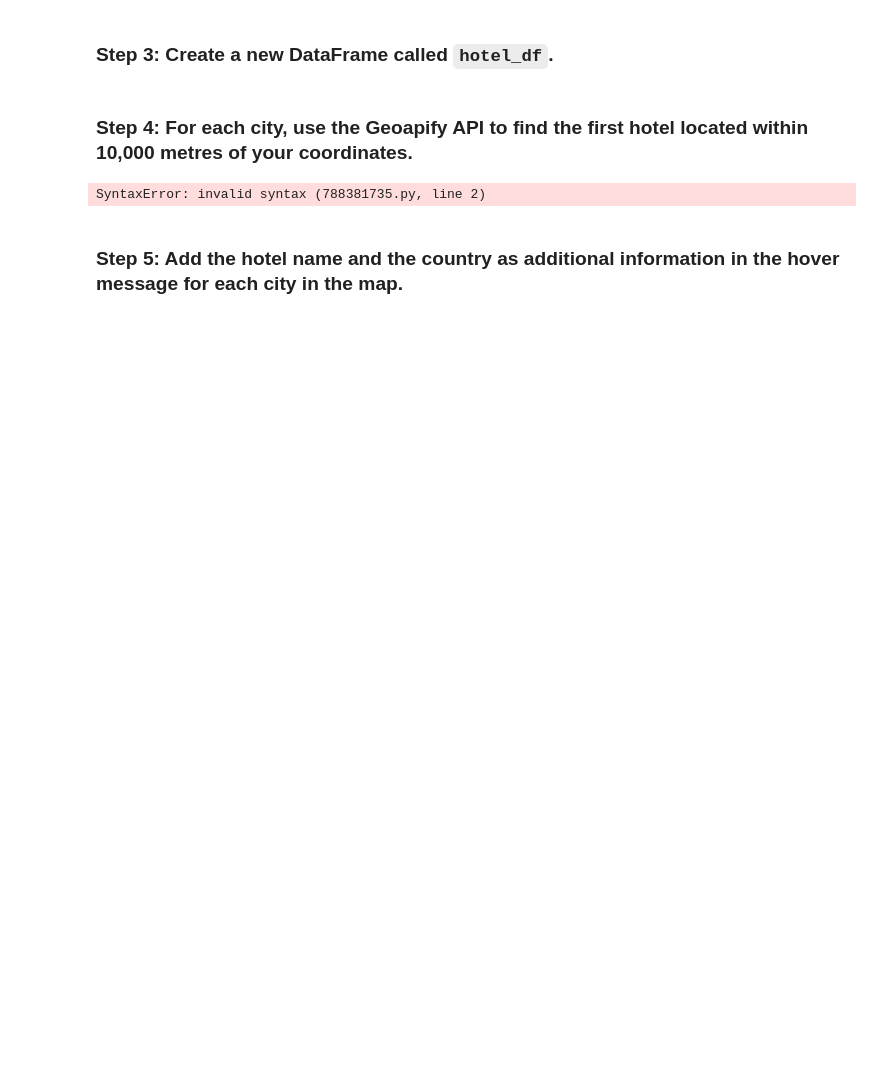
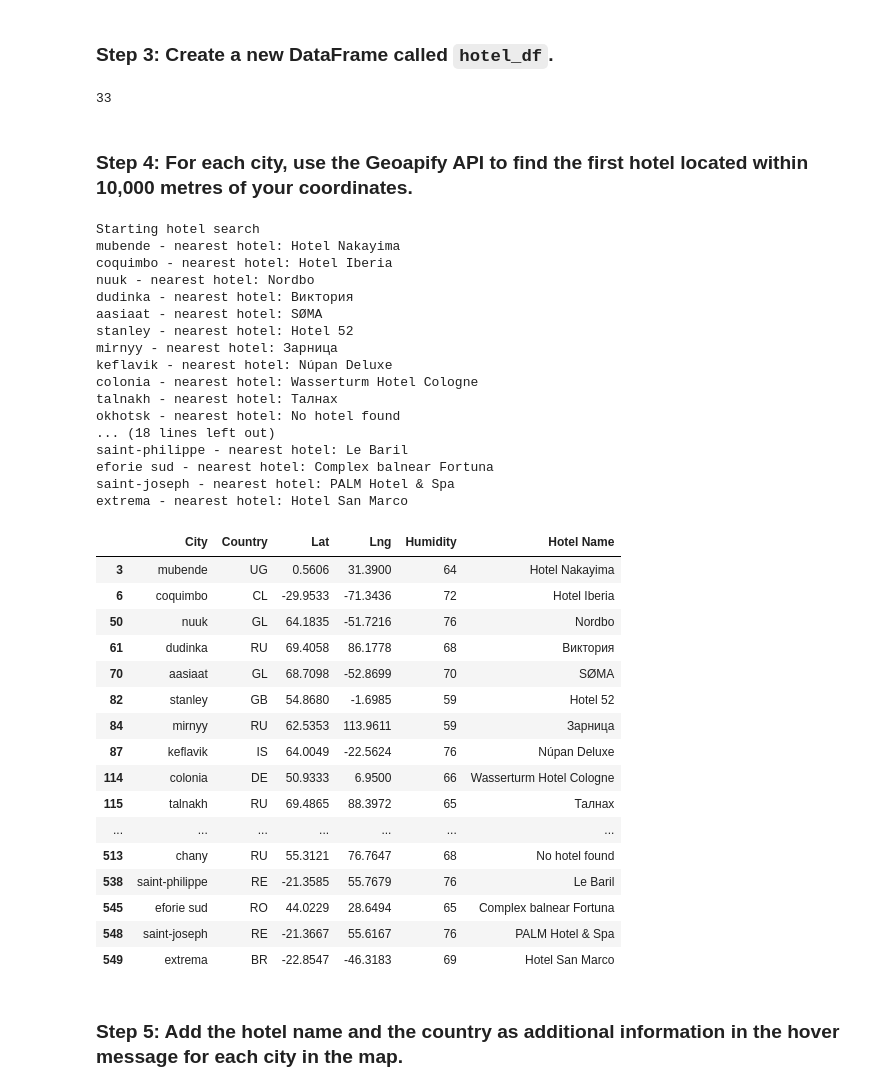
Before and after one commit to amdruggan/python-api-challenge, a Jupyter notebook: Deliverables/VacationPy.ipynb, the cells around one changed output. Cells and saved outputs as stored; diff of their text form; code cells hidden in the pictures; blank space fills up the shorter version.

```diff
--- a/Deliverables/VacationPy.ipynb
+++ b/Deliverables/VacationPy.ipynb
@@ -53,58 +94,97 @@ city_data_df.head()
 # %% [markdown]
 ### Step 3: Create a new DataFrame called `hotel_df`.
 # %%
-# Use the Pandas copy function to create DataFrame called hotel_df to store the city, country, coordinates, and humidity
-# YOUR CODE HERE
+# Create a new DataFrame with only the desired columns
+hotel_df = ideal_weather_cities_df.loc[:, ['City', 'Country', 'Lat', 'Lng', 'Humidity']].copy()
 
 # Add an empty column, "Hotel Name," to the DataFrame so you can store the hotel found using the Geoapify API
-# YOUR CODE HERE
+hotel_df['Hotel Name'] = ""
 
 # Display sample data
-# YOUR CODE HERE
+hotel_df.head()
+# %% [output]
+33
 # %% [markdown]
 ### Step 4: For each city, use the Geoapify API to find the first hotel located within 10,000 metres of your coordinates.
 # %%
 # Set parameters to search for a hotel
-radius = # YOUR CODE HERE
+radius = 10000
+limit = 200
+categories = "accommodation.hotel"
 params = {
-    # YOUR CODE HERE
+    "limit":limit,
+    "api_key": geoapify_key,
+    "categories": categories
 }
 
 # Print a message to follow up the hotel search
 print("Starting hotel search")
 
 # Iterate through the hotel_df DataFrame
 for index, row in hotel_df.iterrows():
     # get latitude, longitude from the DataFrame
-    # YOUR CODE HERE
+    lat = hotel_df.loc[index, "Lat"]
+    lng = hotel_df.loc[index, "Lng"]
 
     # Add filter and bias parameters with the current city's latitude and longitude to the params dictionary
-    params["filter"] = # YOUR CODE HERE
-    params["bias"] = # YOUR CODE HERE
+    params["filter"] = f"circle:{lng},{lat},{radius}"
+    params["bias"] = f"proximity:{lng},{lat}"
 
     # Set base URL
     base_url = "https://api.geoapify.com/v2/places"
 
-
-    # Make and API request using the params dictionaty
-    name_address = # YOUR CODE HERE
+    # Make API request using the requests library
+    response = requests.get(base_url, params=params)
 
     # Convert the API response to JSON format
-    name_address = # YOUR CODE HERE
+    response_json = response.json()
 
     # Grab the first hotel from the results and store the name in the hotel_df DataFrame
     try:
-        hotel_df.loc[index, "Hotel Name"] = name_address["features"][0]["properties"]["name"]
+        hotel_df.loc[index, "Hotel Name"] = response_json["features"][0]["properties"]["name"]
     except (KeyError, IndexError):
         # If no hotel is found, set the hotel name as "No hotel found".
-        hotel_df.loc[index, "Hotel Name"] = "No hotel found"
+        hotel_df.loc[index, "Hotel Name"] = f"No hotel found"
 
     # Log the search results
     print(f"{hotel_df.loc[index, 'City']} - nearest hotel: {hotel_df.loc[index, 'Hotel Name']}")
 
 # Display sample data
 hotel_df
 # %% [output]
-SyntaxError: invalid syntax (788381735.py, line 2)
+Starting hotel search
+mubende - nearest hotel: Hotel Nakayima
+coquimbo - nearest hotel: Hotel Iberia
+nuuk - nearest hotel: Nordbo
+dudinka - nearest hotel: Виктория
+aasiaat - nearest hotel: SØMA
+stanley - nearest hotel: Hotel 52
+mirnyy - nearest hotel: Зарница
+keflavik - nearest hotel: Núpan Deluxe
+colonia - nearest hotel: Wasserturm Hotel Cologne
+talnakh - nearest hotel: Талнах
+okhotsk - nearest hotel: No hotel found
+... (18 lines left out)
+saint-philippe - nearest hotel: Le Baril
+eforie sud - nearest hotel: Complex balnear Fortuna
+saint-joseph - nearest hotel: PALM Hotel & Spa
+extrema - nearest hotel: Hotel San Marco
+|  | City | Country | Lat | Lng | Humidity | Hotel Name |
+| 3 | mubende | UG | 0.5606 | 31.3900 | 64 | Hotel Nakayima |
+| 6 | coquimbo | CL | -29.9533 | -71.3436 | 72 | Hotel Iberia |
+| 50 | nuuk | GL | 64.1835 | -51.7216 | 76 | Nordbo |
+| 61 | dudinka | RU | 69.4058 | 86.1778 | 68 | Виктория |
+| 70 | aasiaat | GL | 68.7098 | -52.8699 | 70 | SØMA |
+| 82 | stanley | GB | 54.8680 | -1.6985 | 59 | Hotel 52 |
+| 84 | mirnyy | RU | 62.5353 | 113.9611 | 59 | Зарница |
+| 87 | keflavik | IS | 64.0049 | -22.5624 | 76 | Núpan Deluxe |
+| 114 | colonia | DE | 50.9333 | 6.9500 | 66 | Wasserturm Hotel Cologne |
+| 115 | talnakh | RU | 69.4865 | 88.3972 | 65 | Талнах |
+| ... | ... | ... | ... | ... | ... | ... |
+| 513 | chany | RU | 55.3121 | 76.7647 | 68 | No hotel found |
+| 538 | saint-philippe | RE | -21.3585 | 55.7679 | 76 | Le Baril |
+| 545 | eforie sud | RO | 44.0229 | 28.6494 | 65 | Complex balnear Fortuna |
+| 548 | saint-joseph | RE | -21.3667 | 55.6167 | 76 | PALM Hotel & Spa |
+| 549 | extrema | BR | -22.8547 | -46.3183 | 69 | Hotel San Marco |
 # %% [markdown]
 ### Step 5: Add the hotel name and the country as additional information in the hover message for each city in the map.
```
Also changed, not shown: parts of 7 cells of this notebook, 3 other files.
